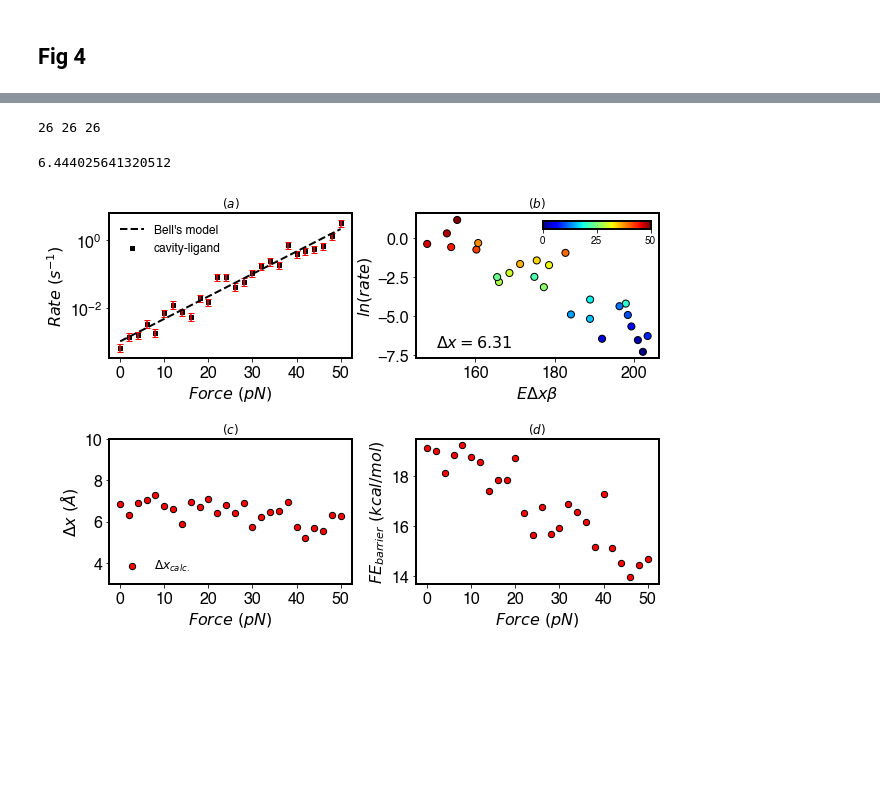
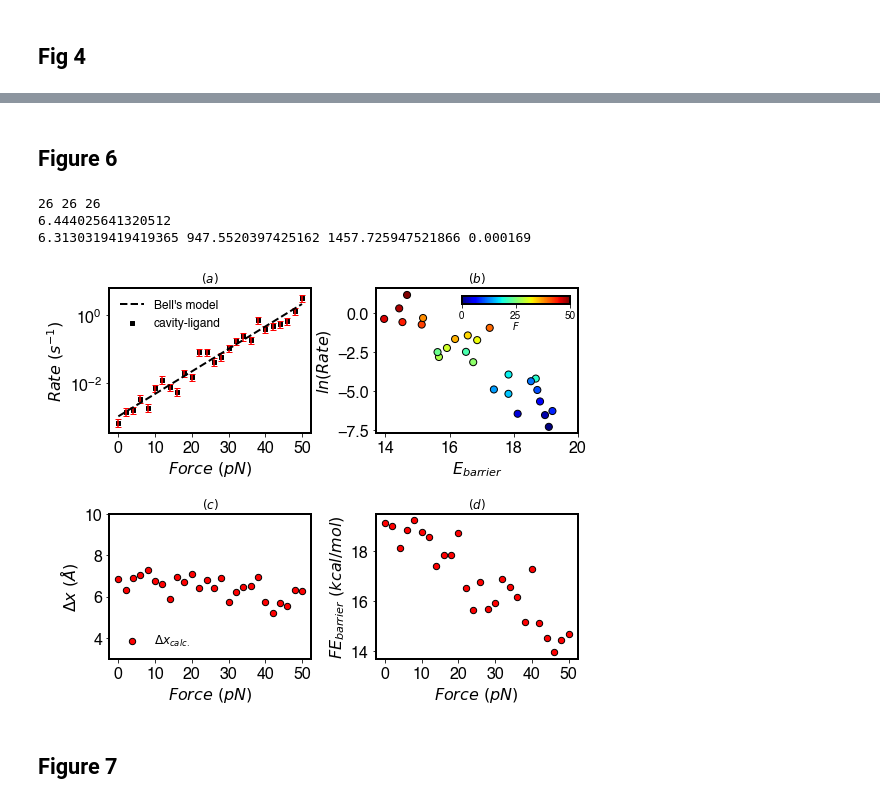
Before and after one commit to hocky-research-group/PenaUnbindingPaper, a Jupyter notebook: analysis/FiguresforPaper.ipynb, the cells around one changed output, grey strips where cells are left out. Cells and saved outputs as stored; diff of their text form; code cells hidden in the pictures; blank space fills up the shorter version.

```diff
--- a/analysis/FiguresforPaper.ipynb
+++ b/analysis/FiguresforPaper.ipynb
@@ -275,2 +279,15 @@ plt.close()
 # %% [markdown]
 ## Fig 4
+# %%
+work_dir = "../data/catchbond/FES/"
+file_template = "catchbondMGW_FES_prod_KJp__FORCE_/RUN/RUN_fes.dat"
+fes = {}
+for key in np.linspace(-8.0,0.0,21):
+    k="%2.1f"%(key)
+    file_name = file_template.replace('_FORCE_', k)
+    runs = []
+    for i in range(1,2):
+        final = file_name.replace('RUN',str(i))
+        temp = np.genfromtxt(work_dir+final, comments='#', dtype=float)
+        runs.append(temp)
+    fes[k] = np.array(runs)
@@ -277,3 +339,5 @@ plt.close()
+# %% [markdown]
+## Figure 6
 # %%
 data = np.genfromtxt("../data/cavity_ligand_free/Rates/Rigid_Free_rates_bars.dat", dtype=float, comments='#')
 bell_params = np.genfromtxt("../data/cavity_ligand_free/Rates/Rigid_Free_dx.dat", dtype=float, comments='#')
@@ -291,19 +355,27 @@ dx_exp = heightdat[:,2]-heightdat[:,3]
 
 kb_T = 0.596
 ln_infr_rates = np.log(rates)
-en_height_dx_beta = np.array(height)*bell_dx/kb_T
+en_height_dx_beta = np.array(height)#*bell_dx/kb_T
 print(len(ln_infr_rates), len(height), len(forces))
 
-np.mean(dx_exp)
+print(np.mean(dx_exp))
+print(bell_dx, 1/bell_k0, 1/rates[-1], bars[-1])
 # %% [output]
 26 26 26
+6.444025641320512
+6.3130319419419365 947.5520397425162 1457.725947521866 0.000169
-6.444025641320512
 # %%
 #plt.rcParams['font.size'] = 14
 from mpl_toolkits.axes_grid1 import make_axes_locatable
 from matplotlib.cm import ScalarMappable
 
-fig, ax = plt.subplots(2,2, figsize=(9,6.5))
+mpl.rcParams['savefig.dpi'] = 300
+mpl.rcParams['lines.linewidth'] = 1.5
+mpl.rcParams['font.family'] = 'Helvetica'
+plt.rcParams['font.size'] = 16
+plt.rcParams['axes.linewidth'] = 2
+
+fig, ax = plt.subplots(2,2, figsize=(8,6.5))
 ax[1,1].scatter(forces_h,height,c='r',edgecolors='k',s=40)
 ax[1,1].set_ylabel(r'$FE_{barrier}\ (kcal/mol)$', fontweight='bold')
 ax[1,1].set_xlabel(r'$Force\ (pN)$', fontweight='bold')
@@ -320,37 +392,39 @@ ax[0,0].set_ylabel(r"$Rate\ (s^{-1})$")
 ax[0,0].set_yscale('log')
 ax[0,0].set_xlabel(r"$Force\ (pN)$")
 ax[0,0].set_xticks(np.linspace(0,50,6))
 ax[0,0].set_title(r"$(a)$",fontsize=12)
 ax[0,0].legend(fontsize=12, loc='best', frameon=False)
 
 
 ax[1,0].scatter(forces_h, dx_exp,c='r', edgecolors='k', s=40, label=r"$\Delta x_{calc.}$")
 ax[1,0].set_ylabel(r'$\Delta x\ (\AA)$', fontweight='bold')
 ax[1,0].set_xlabel(r'$Force\ (pN)$', fontweight='bold')
 #ax[1,0].scatter(forces_dx, dx_array,c='k', marker='s', edgecolors='g', s=30, alpha=0.8, label=r"$\Delta x_{theory}$")
 ax[1,0].legend(fontsize=12, loc='lower left', frameon=False)
 ax[1,0].set_title(r"$(c)$",fontsize=12)
 ax[1,0].set_ylim(3,10)
 ax[1,0].set_xticks(np.linspace(0,50,6))
 
 lab = "%2.2f"%(bell_dx)
 ax[0,1].scatter(en_height_dx_beta,ln_infr_rates, c=forces, cmap='jet', edgecolors='k',s=50)
-ax[0,1].set_ylabel(r'$ln(rate)$', fontweight='bold')
-ax[0,1].set_xlabel(r'$E\Delta x\beta$', fontweight='bold')
+ax[0,1].set_ylabel(r'$ln(Rate)$', fontweight='bold')
+ax[0,1].set_xlabel(r'$E_{barrier}$', fontweight='bold')
 ax[0,1].set_title(r"$(b)$",fontsize=12)
-#xticks = np.linspace(10,50,5)
-#ax[1,1].set_xticks(xticks)
+xticks = np.linspace(14,20,4)
+ax[0,1].set_xticks(xticks)
 cmap = plt.get_cmap("jet")
 norm = plt.Normalize(min(forces), max(forces))
 sm =  ScalarMappable(norm=norm, cmap=cmap)
 sm.set_array([])
 
 plt.tight_layout()
-ax[0,1].text(150, -7, f"$\Delta x={lab}$")
 cbaxes = inset_axes(ax[0,1], width=1.5, height="5%")
 cbar = fig.colorbar(sm, cax=cbaxes, ticks = [0.,25,50], orientation='horizontal')
 cbar.ax.tick_params(labelsize=10)
-fig.savefig(f"{out_dir}figure4.pdf")
+cbar.set_label(r'$F$', fontsize=10, labelpad=-1)
+fig.savefig(f"{out_dir}figure6.pdf")
 plt.show()
 # %% [output]
-[figure, old version]
+[figure, new version]
+# %% [markdown]
+## Figure 7
```
Also changed, not shown: parts of 17 cells of this notebook, 11 other files.
